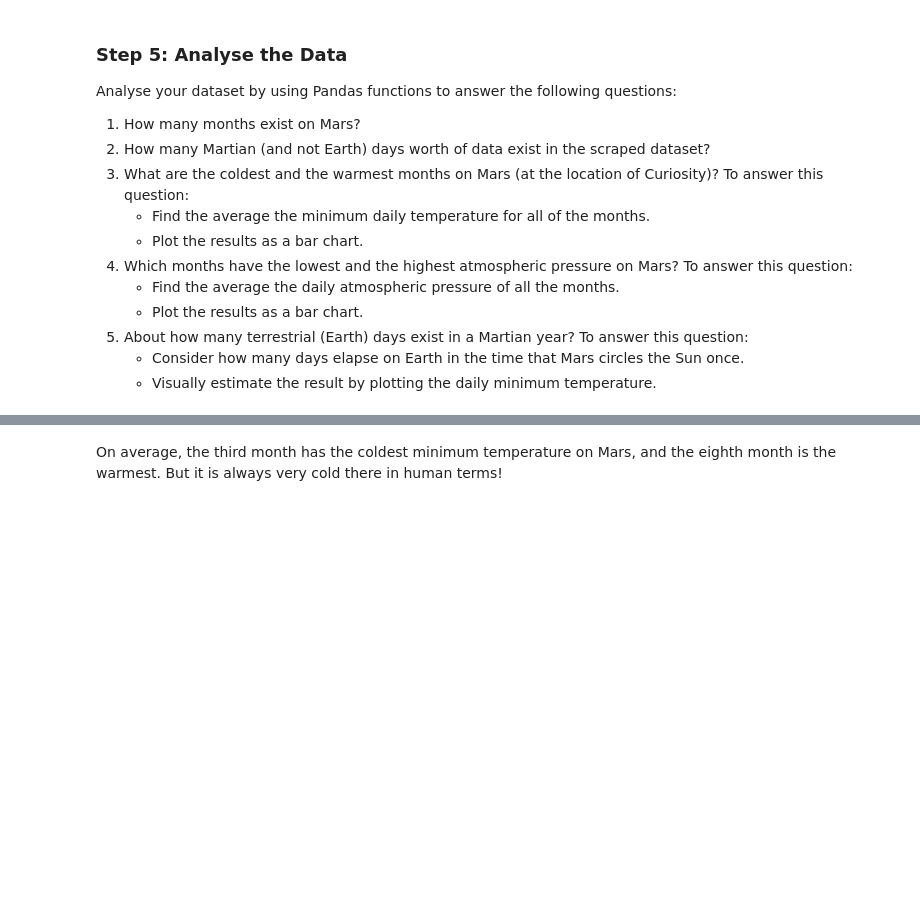
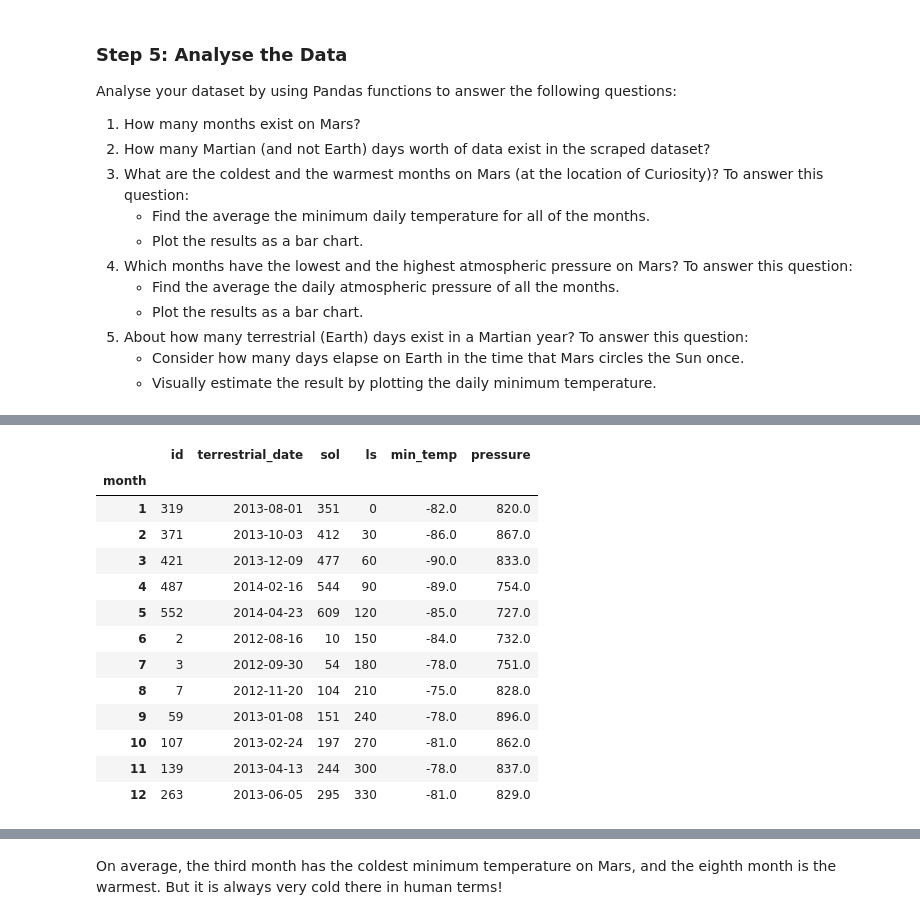
Before and after one commit to lcardsvr/Module-11-Challenge, a Jupyter notebook: part_2_mars_weather.ipynb, the cells around one changed output, grey strips where cells are left out. Cells and saved outputs as stored; diff of their text form; code cells hidden in the pictures; blank space fills up the shorter version.

```diff
--- a/part_2_mars_weather.ipynb
+++ b/part_2_mars_weather.ipynb
@@ -229,4 +248,21 @@ Analyse your dataset by using Pandas functions to answer the following questions
 # %%
 # 3. What is the average low temperature by month?
+
+mars_data_df.groupby(by='month').min()
+# %% [output]
+|  | id | terrestrial_date | sol | ls | min_temp | pressure |
+| month |  |  |  |  |  |  |
+| 1 | 319 | 2013-08-01 | 351 | 0 | -82.0 | 820.0 |
+| 2 | 371 | 2013-10-03 | 412 | 30 | -86.0 | 867.0 |
+| 3 | 421 | 2013-12-09 | 477 | 60 | -90.0 | 833.0 |
+| 4 | 487 | 2014-02-16 | 544 | 90 | -89.0 | 754.0 |
+| 5 | 552 | 2014-04-23 | 609 | 120 | -85.0 | 727.0 |
+| 6 | 2 | 2012-08-16 | 10 | 150 | -84.0 | 732.0 |
+| 7 | 3 | 2012-09-30 | 54 | 180 | -78.0 | 751.0 |
+| 8 | 7 | 2012-11-20 | 104 | 210 | -75.0 | 828.0 |
+| 9 | 59 | 2013-01-08 | 151 | 240 | -78.0 | 896.0 |
+| 10 | 107 | 2013-02-24 | 197 | 270 | -81.0 | 862.0 |
+| 11 | 139 | 2013-04-13 | 244 | 300 | -78.0 | 837.0 |
+| 12 | 263 | 2013-06-05 | 295 | 330 | -81.0 | 829.0 |
 # %%
 # Plot the average temperature by month
```
Also changed, not shown: parts of 14 cells of this notebook.
